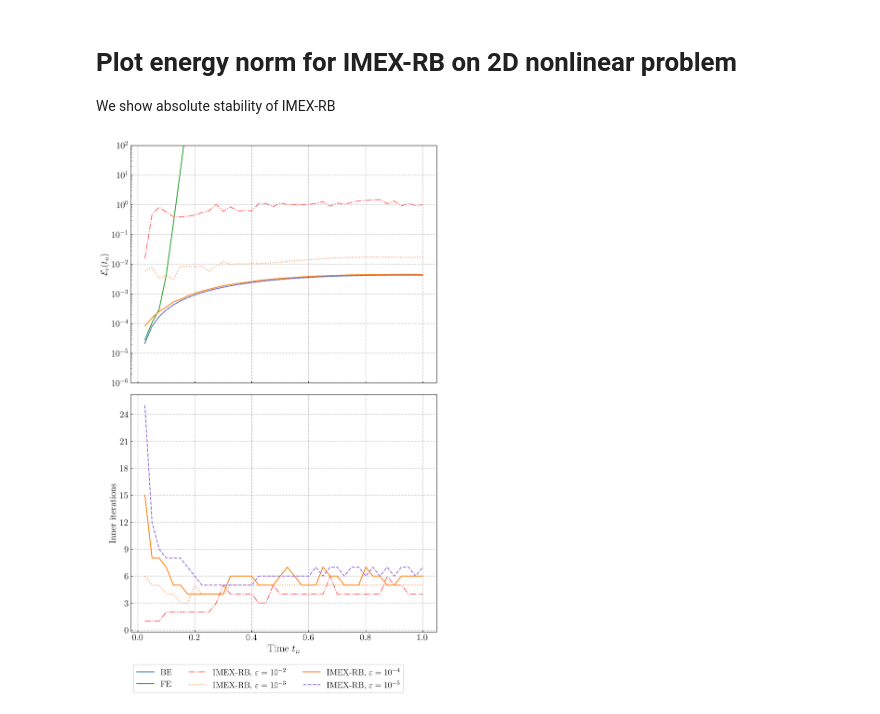
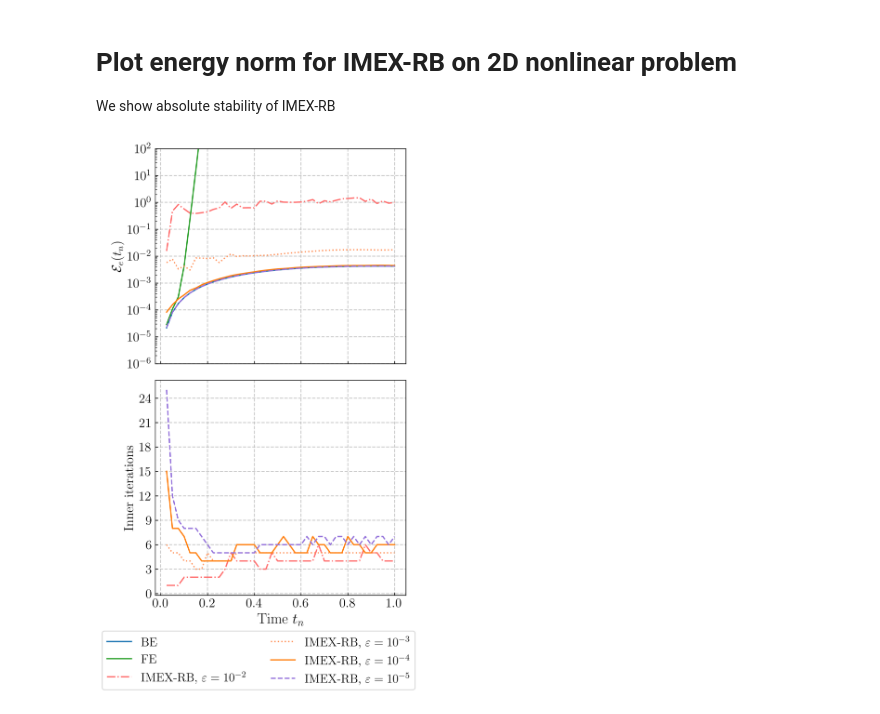
Before and after one commit to Fra-Sala/IMEX-RB, a Jupyter notebook: postprocessing/Burgers2D/energynorm.ipynb, the cells around one changed output. Drawn from its saved outputs; the diff is of its cells as text; code cells hidden in the pictures.

```diff
--- a/postprocessing/Burgers2D/energynorm.ipynb
+++ b/postprocessing/Burgers2D/energynorm.ipynb
@@ -42,7 +42,7 @@ epsilon_values = data['epsilon_values']
 linestyles = ['-.', ':', '-', '--']
 method_colors = {'BE': colors['blue'], 'FE': colors['green']}
 
-fig, (ax1, ax2) = plt.subplots(2, 1, figsize=(8, 12), sharex=True)
+fig, (ax1, ax2) = plt.subplots(2, 1, figsize=(5, 8), sharex=True)
 
 # Top: energy error
 for m in ('BE', 'FE'):
@@ -66,33 +66,33 @@ ax1.tick_params(axis='both', which='major', labelsize=15)
 # Bottom: inner iterations
 for ie, eps in enumerate(epsilon_values):
     expnt = int(np.log10(eps))
     label = rf'IMEX-RB, $\varepsilon=10^{{{expnt}}}$'
     its = inneriters[ie]
     ax2.plot(
         tvec[1:], its,
         linestyle=linestyles[ie],
         color=eps_colors[ie],
         label=label
     )
 
 ax2.set_xlabel('Time $t_n$', fontsize=17)
 ax2.set_ylabel('Inner iterations', fontsize=15)
 ax2.yaxis.set_major_locator(ticker.MaxNLocator(integer=True))
 ax2.grid(which='major', linestyle='--', linewidth=1)
 ax2.tick_params(axis='both', which='major', labelsize=15)
 
 # External legend
 fig.legend(
-    bbox_to_anchor=(0.5, -0.07),
+    bbox_to_anchor=(0.5, -0.12),
     loc='lower center',
-    ncol=3,
+    ncol=2,
     fontsize=14
 )
 
 plt.tight_layout()
 out_file = os.path.join(plots_dir, 'Burgers2D_errors_inneriters_eps.pdf')
 plt.savefig(out_file, bbox_inches='tight')
 plt.show()
 plt.close()
 # %% [output]
-[figure, old version]
+[figure, new version]
```
Also changed, not shown: 5 other files.
